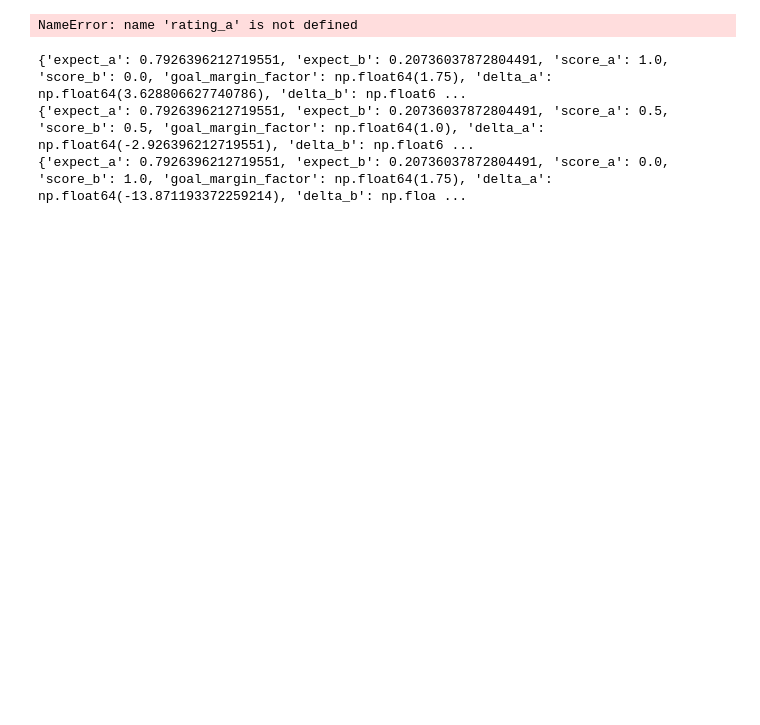
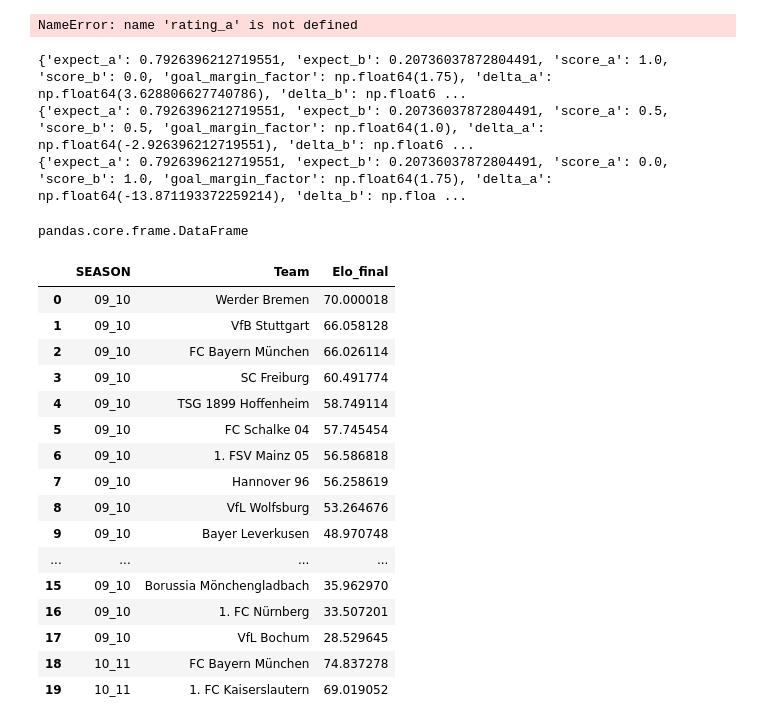
Before and after one commit to Picoalex/template_dsc, a Jupyter notebook: notebooks/02_strength_index.ipynb, the cells around one changed output. Cells and saved outputs as stored; diff of their text form; code cells hidden in the pictures; blank space fills up the shorter version.

Commit message:
elo class for seasons

```diff
--- a/notebooks/02_strength_index.ipynb
+++ b/notebooks/02_strength_index.ipynb
@@ -200,0 +368,34 @@ print(result_loss_home)
+# %%
+type(df_final_rankings)
+# %% [output]
+pandas.core.frame.DataFrame
+# %%
+# check seasons
+seasons = ['09_10', '10_11', '11_12', '12_13', '13_14', '14_15']
+
+# generate model
+model = TeamStrengthSeason(df_matches, df_final_rankings, seasons)
+
+# fit elo
+match_history, final_ratings = model.fit_elo(k=10, c=20, alpha=0.25)
+
+# display results
+final_ratings.head(20)
+# %% [output]
+|  | SEASON | Team | Elo_final |
+| 0 | 09_10 | Werder Bremen | 70.000018 |
+| 1 | 09_10 | VfB Stuttgart | 66.058128 |
+| 2 | 09_10 | FC Bayern München | 66.026114 |
+| 3 | 09_10 | SC Freiburg | 60.491774 |
+| 4 | 09_10 | TSG 1899 Hoffenheim | 58.749114 |
+| 5 | 09_10 | FC Schalke 04 | 57.745454 |
+| 6 | 09_10 | 1. FSV Mainz 05 | 56.586818 |
+| 7 | 09_10 | Hannover 96 | 56.258619 |
+| 8 | 09_10 | VfL Wolfsburg | 53.264676 |
+| 9 | 09_10 | Bayer Leverkusen | 48.970748 |
+| ... | ... | ... | ... |
+| 15 | 09_10 | Borussia Mönchengladbach | 35.962970 |
+| 16 | 09_10 | 1. FC Nürnberg | 33.507201 |
+| 17 | 09_10 | VfL Bochum | 28.529645 |
+| 18 | 10_11 | FC Bayern München | 74.837278 |
+| 19 | 10_11 | 1. FC Kaiserslautern | 69.019052 |
```
Also changed, not shown: parts of 3 cells of this notebook.
